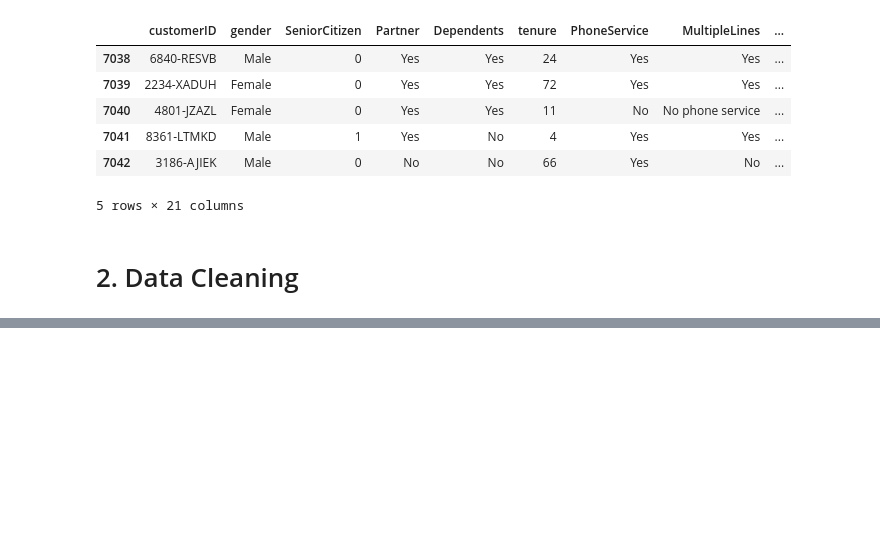
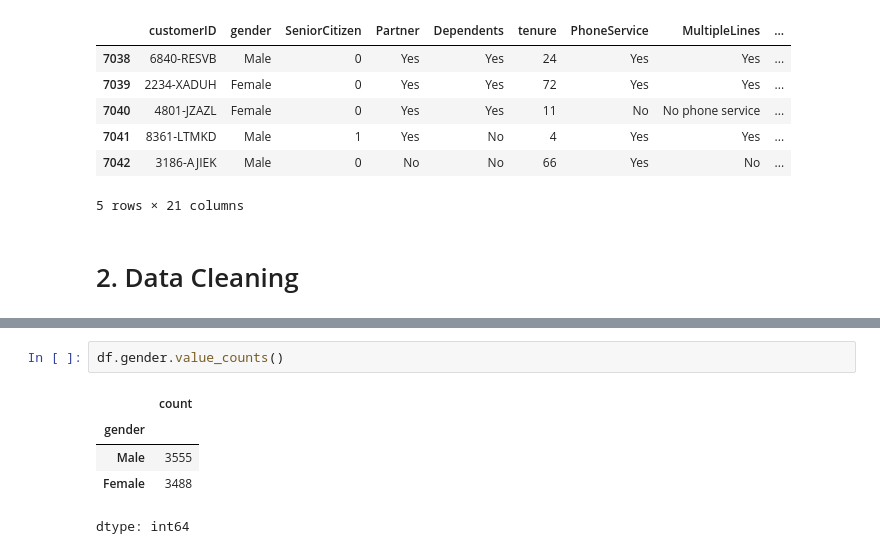
Before and after one commit to sbmccall/data-science-projects, a Jupyter notebook: telco-customer-churn/notebooks/telco_customer_churn_sbm.ipynb, the cells around one changed output, grey strips where cells are left out. Cells and saved outputs as stored; diff of their text form; blank space fills up the shorter version.

```diff
--- a/telco-customer-churn/notebooks/telco_customer_churn_sbm.ipynb
+++ b/telco-customer-churn/notebooks/telco_customer_churn_sbm.ipynb
@@ -35,0 +56,8 @@ df.tail()
+# %%
+df.gender.value_counts()
+# %% [output]
+|  | count |
+| gender |  |
+| Male | 3555 |
+| Female | 3488 |
+dtype: int64
```
Also changed, not shown: parts of 4 cells of this notebook.
